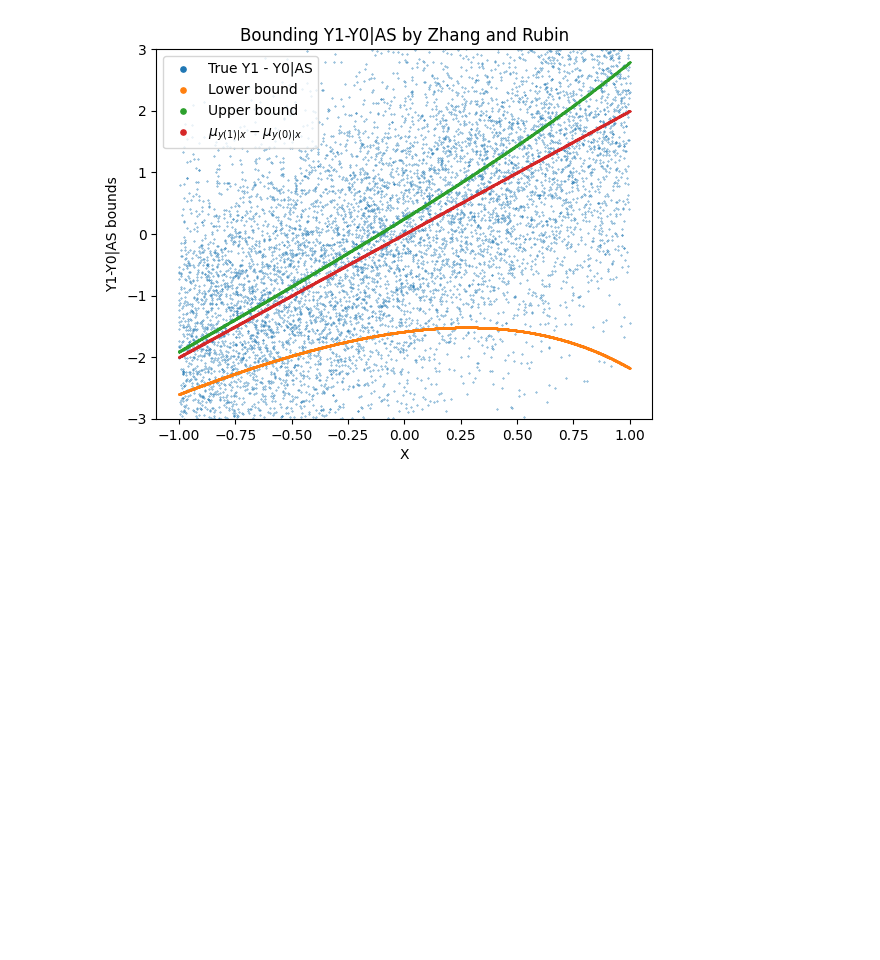
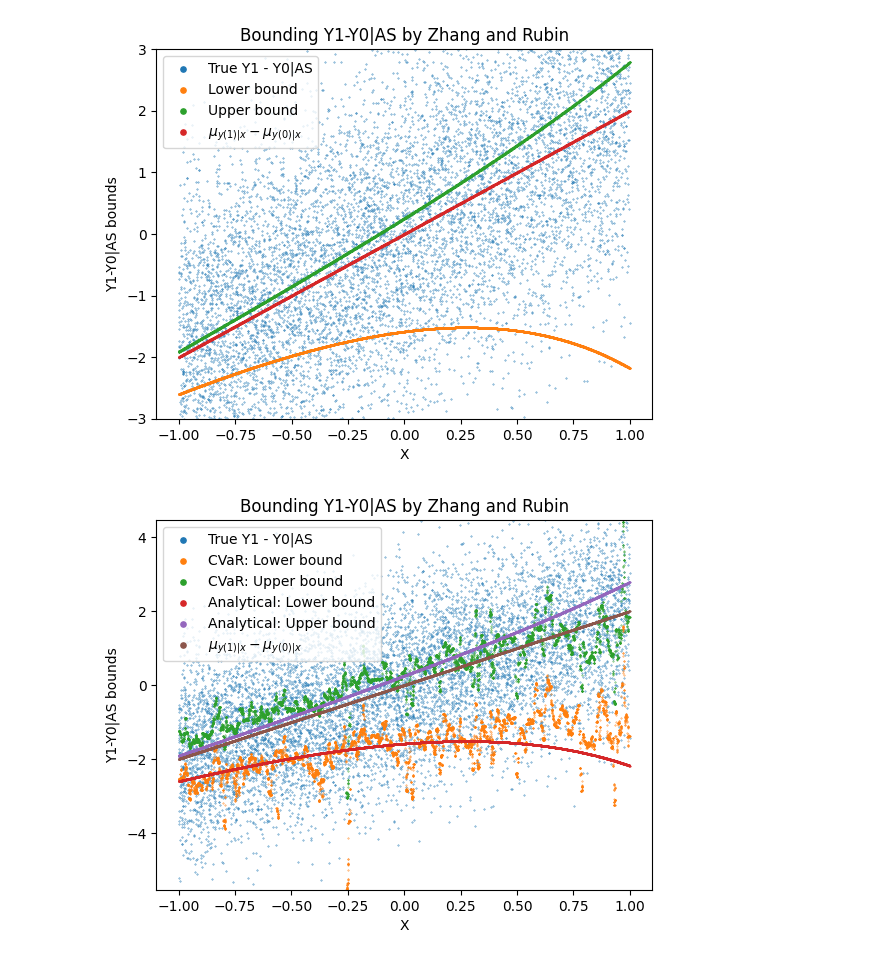
Before and after one commit to HadarRosenwald/competing_risks_simulation, a Jupyter notebook: competing_risks_simulation.ipynb, the cells around one changed output. Saved outputs shown, nothing was run; the diff lists cells and outputs as text; code cells hidden in the pictures; blank space fills up the shorter version.

Commit message:
Plotting cvar and analytical on same graph

```diff
--- a/competing_risks_simulation.ipynb
+++ b/competing_risks_simulation.ipynb
@@ -145,3 +145,25 @@ row 9000 out of 9238
 zr_bounds_analytic = plot_zhang_rubin_bounds_on_survivors(sample_for_y_dist_s, zhang_rubin_bounds_analytic)
 # %% [output]
 [figure]
+# %%
+import matplotlib.pyplot as plt
+
+df_plot_as = sample_for_y_dist_s.loc[sample_for_y_dist_s.stratum == Strata.AS.name]
+plt.scatter(df_plot_as.x, (df_plot_as.Y1 - df_plot_as.Y0), label="True Y1 - Y0|AS", s=0.1)
+
+plt.scatter(list(zr_bounds_cvar['x']), zr_bounds_cvar['lb'], label="CVaR: Lower bound", s=0.1)
+plt.scatter(list(zr_bounds_cvar['x']), zr_bounds_cvar['up'], label="CVaR: Upper bound", s=0.1)
+
+plt.scatter(list(zr_bounds_analytic['x']), zr_bounds_analytic['lb'], label="Analytical: Lower bound", s=0.1)
+plt.scatter(list(zr_bounds_analytic['x']), zr_bounds_analytic['up'], label="Analytical: Upper bound", s=0.1)
+plt.scatter(list(zr_bounds_analytic['x']), zr_bounds_analytic['true value'], label=r'$\mu_{y(1)|x}-\mu_{y(0)|x}$', s=0.1)
+
+plt.legend(markerscale=12)
+# plt.legend()
+plt.title("Bounding Y1-Y0|AS by Zhang and Rubin")
+plt.xlabel('X')
+plt.ylabel('Y1-Y0|AS bounds')
+plt.ylim((min(-3, min(min(zr_bounds_cvar['lb']), min(zr_bounds_analytic['lb']))), max(3, max(max(zr_bounds_cvar['up']), max(zr_bounds_analytic['up'])))))
+plt.show()
+# %% [output]
+[figure, added]
```
